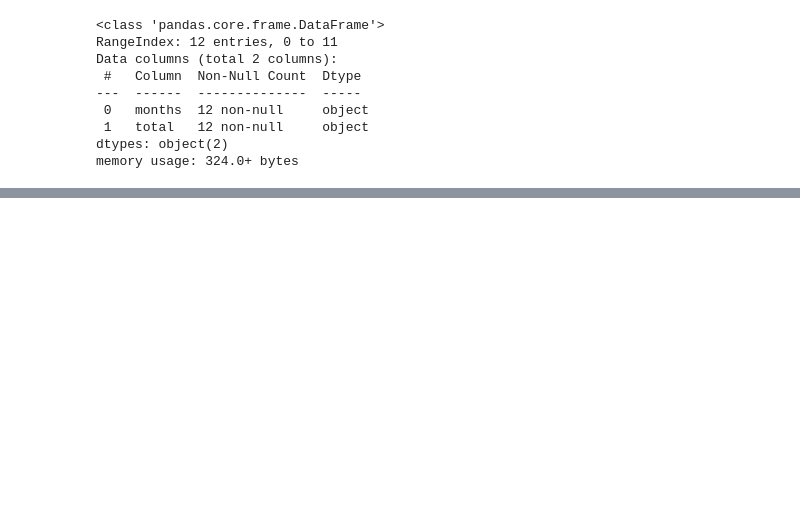
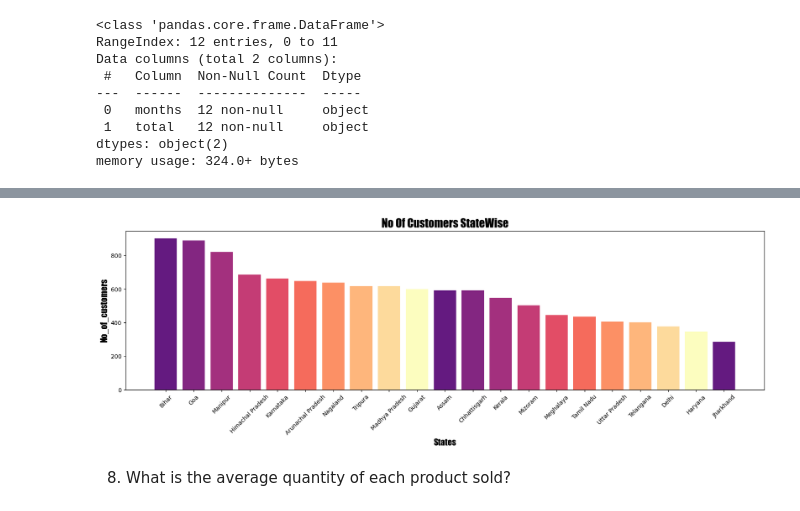
Before and after one commit to Deepak-karmiyal/Mysql-project, a Jupyter notebook: swiftmarket.ipynb, the cells around one changed output, grey strips where cells are left out. Cells and saved outputs as stored; diff of their text form; code cells hidden in the pictures; blank space fills up the shorter version.

```diff
--- a/swiftmarket.ipynb
+++ b/swiftmarket.ipynb
@@ -193,0 +283,9 @@ read_query(query)
+# %%
+query = '''SELECT state, COUNT(*) AS num_customers
+FROM customers c
+join salesdata s
+on c.customerid = s.customerid
+GROUP BY state
+ORDER BY num_customers desc;
+'''
+read_query(query)
@@ -193,0 +310,3 @@ read_query(query)
+# %%
+df = read_query(query=query)
+df.info()
@@ -193,0 +323,17 @@ read_query(query)
+# %%
+cmap = plt.cm.magma(cmap_val)
+# %%
+States = df['state'].values
+No_of_customers = df['num_customers'].values
+# %%
+plt.figure(figsize=(20,5))
+plt.bar(States,No_of_customers,color =cmap)
+plt.title("No Of Customers StateWise",fontsize = 20,fontname = 'impact')
+plt.xlabel('States',fontsize = 15, fontname = 'impact')
+plt.ylabel('No_of_customers',fontsize = 15, fontname = 'impact')
+plt.xticks(rotation=45)
+plt.show()
+# %% [output]
+[figure, added]
+# %% [markdown]
+8. What is the average quantity of each product sold?
```
Also changed, not shown: parts of 53 cells of this notebook.
